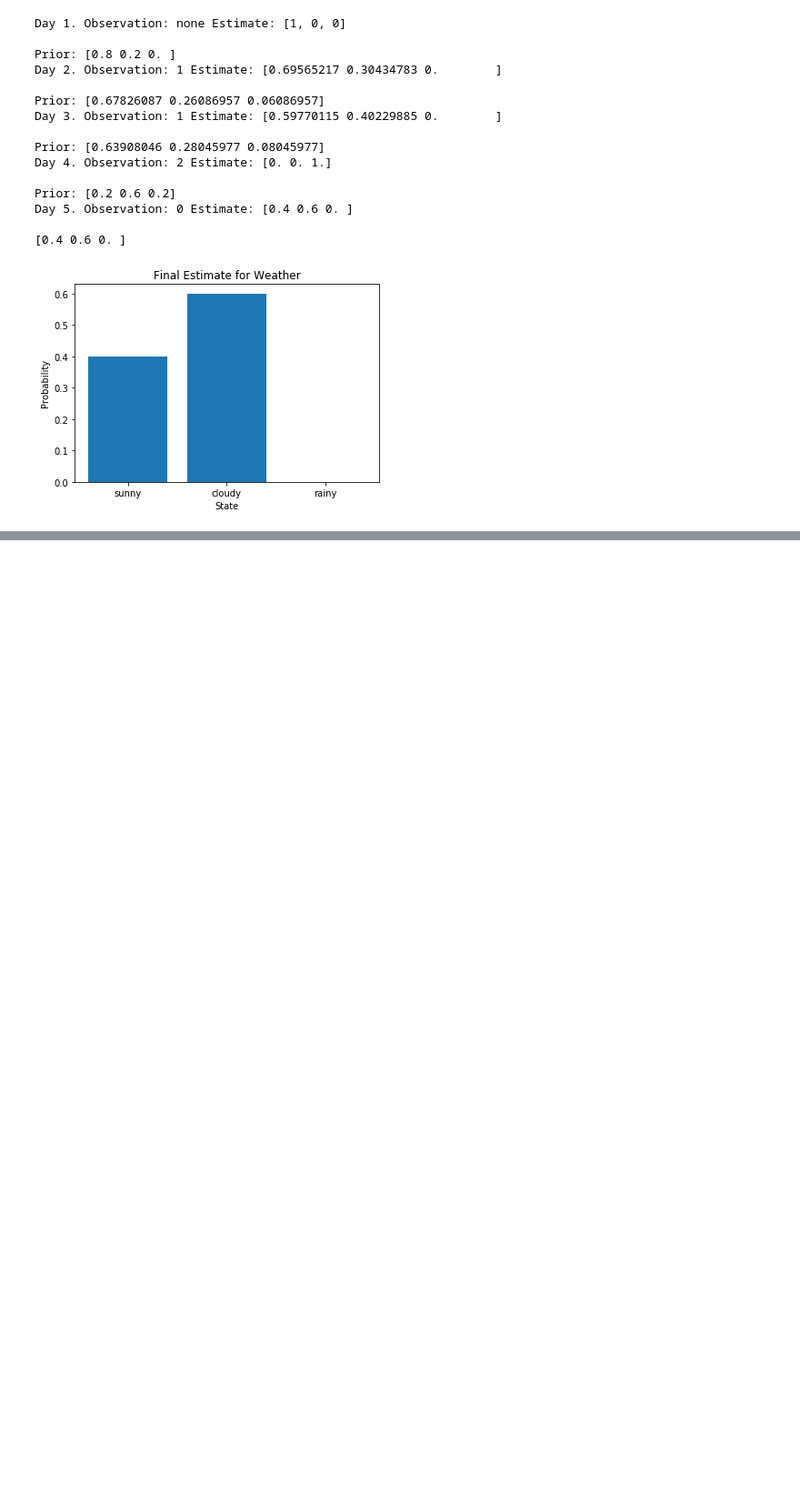
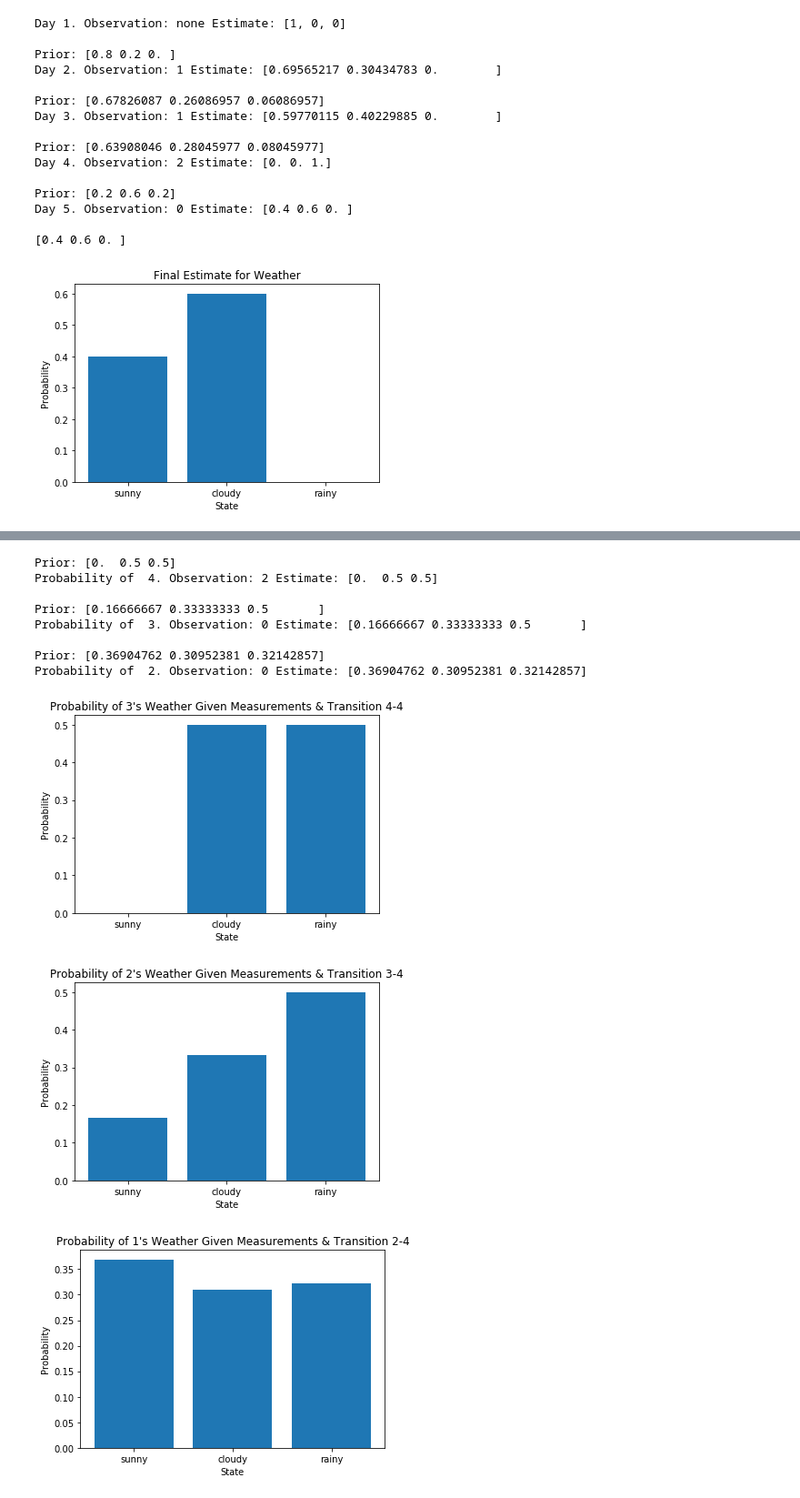
Before and after one commit to drewtu2/eece7150, a Jupyter notebook: hw1/Homework 1.ipynb, the cells around one changed output, grey strips where cells are left out. Shown at 91% size. Cells and saved outputs as stored; diff of their text form; code cells hidden in the pictures; blank space fills up the shorter version.

```diff
--- a/hw1/Homework 1.ipynb
+++ b/hw1/Homework 1.ipynb
@@ -600,0 +562,8 @@ print(prior * T[0, :])
+# %%
+print("T: \n" + str(T))
+t_yesterday = np.transpose(T)
+row_sums = t_yesterday.sum(axis=1)
+t_yesterday = t_yesterday / row_sums[:, np.newaxis]
+
+print()
+print("t_yesterday: \n" + str(t_yesterday))
@@ -600,0 +591,43 @@ print(prior * T[0, :])
+# %%
+### Reset system here so we can run it all at once...
+posterior = [0, 0, 1] # Determined b/c we know its raining
+counter = len(p3b_observations) + 1
+#plot_pdf(posterior, "Probability of {}'s Weather Given Measurements {}-{}".format(counter, counter, len(p3b_observations) + 1))
+
+future_weather_probabilities = []
+future_weather_probabilities.append([0, 0, 1])
+
+for observation in p3b_observations[::-1]:
+
+    prior = normalize(posterior * sensor.likelihood(observation))
+
+    #plt.figure()
+    #plot_pdf(prior, "Probability of {}'s Weather Given Measurements {}-{}".format(counter-1, counter, len(p3b_observations) + 1))
+
+    prior = np.matmul(prior, t_yesterday)
+
+    print("Prior: " + str(prior))
+
+    posterior = prior
+    future_weather_probabilities.append(posterior)
+    print("Probability of  {}. Observation: {} Estimate: {}".format(counter, observation, posterior))
+    print()
+    plt.figure()
+    plot_pdf(posterior, "Probability of {}'s Weather Given Measurements & Transition {}-{}".format(counter-1, counter, len(p3b_observations) + 1))
+    counter-=1
+
+# Reverse the order so it lines up with the forward propagation
+# [0] = day3, [2] = day 1 => # [0] = day1, [2] = day 3
+future_weather_probabilities = future_weather_probabilities[::-1]
+# %% [output]
+Prior: [0.  0.5 0.5]
+Probability of  4. Observation: 2 Estimate: [0.  0.5 0.5]
+
+Prior: [0.16666667 0.33333333 0.5       ]
+Probability of  3. Observation: 0 Estimate: [0.16666667 0.33333333 0.5       ]
+
+Prior: [0.36904762 0.30952381 0.32142857]
+Probability of  2. Observation: 0 Estimate: [0.36904762 0.30952381 0.32142857]
+[figure, added]
+[figure, added]
+[figure, added]
```
Also changed, not shown: parts of 24 cells of this notebook.
